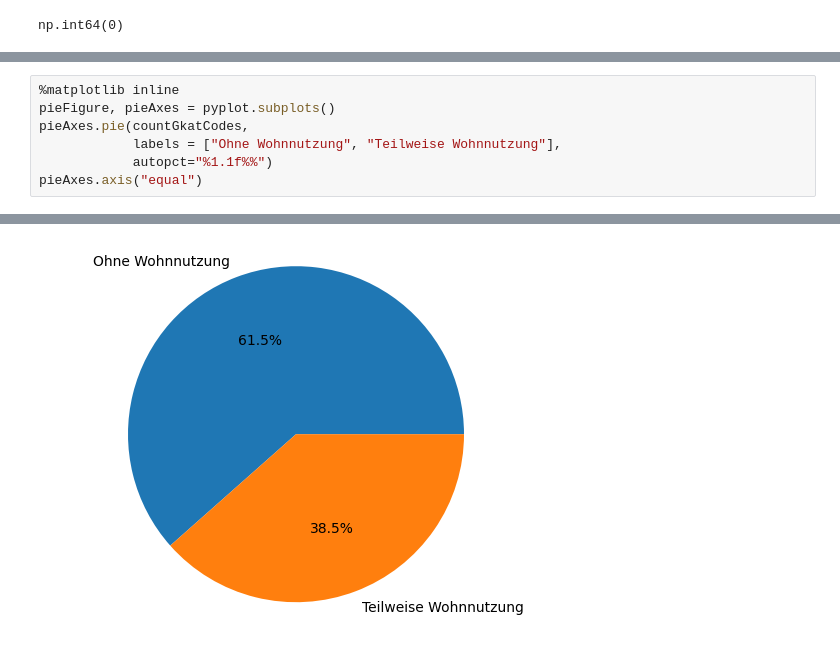
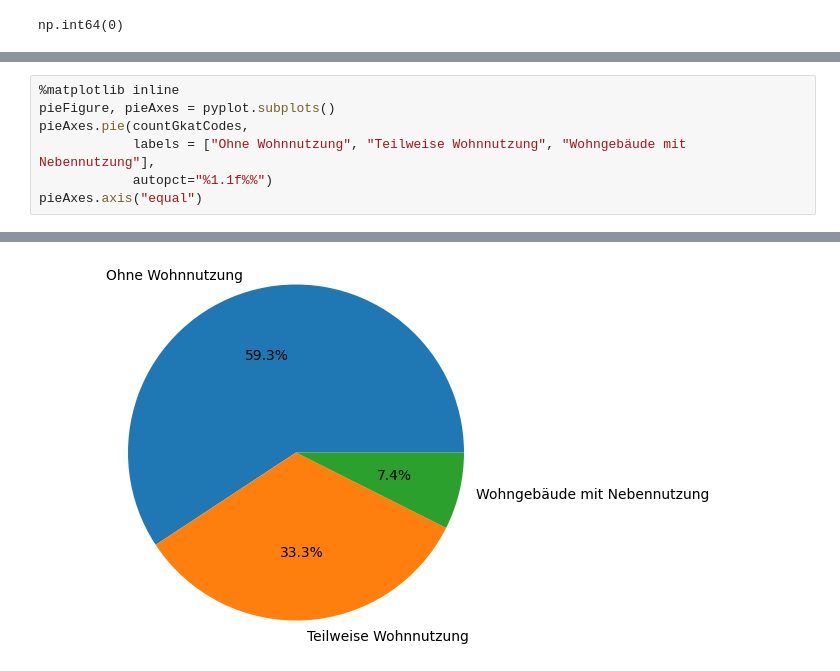
Before and after one commit to edgarbutwilowski/technik-und-teilhabe, a Jupyter notebook: beitraege/2022-03-offene-gebaeudedaten/index.ipynb, the cells around one changed output, grey strips where cells are left out. Drawn from its saved outputs; the diff is of its cells as text.

```diff
--- a/beitraege/2022-03-offene-gebaeudedaten/index.ipynb
+++ b/beitraege/2022-03-offene-gebaeudedaten/index.ipynb
@@ -280,7 +287,7 @@ Die Angabe der Mengen als Anzahl ist uns aber noch nicht aussagekräftig genug,
 %matplotlib inline
 pieFigure, pieAxes = pyplot.subplots()
 pieAxes.pie(countGkatCodes,
-            labels = ["Ohne Wohnnutzung", "Teilweise Wohnnutzung"],
+            labels = ["Ohne Wohnnutzung", "Teilweise Wohnnutzung", "Wohngebäude mit Nebennutzung"],
             autopct="%1.1f%%")
 pieAxes.axis("equal")
 # %% [output]
@@ -291,4 +298,4 @@ pieAxes.axis("equal")
-[figure, old version]
+[figure, new version]
 # %% [markdown]
 Als nächstes erzeugen wir durch den Aufruf der Methode `subplots()` am `pyplot`-Objekt ein neues Figure- und ein Axes-Objekt, die jeweils das Diagramm selbst (`pieFigure`) und die Diagramm-Achsen (`pieAxes`) repräsentieren. Am `pieAxes`-Objekt können wir die Methode `pie()` aufrufen, an die wir drei Parameter übergeben. Der erste Parameter sind die aufgezählten Werte der Codes, also das Ergebnis des Vorschrittes, die Variable `countGkatCodes`. Im zweiten Parameter, mit der Bezeichnung `labels`, übergeben wir die Beschriftung der einzelnen Attribute. Hier könnten wir einfach die Code-Werte wiederholen, schöner ist es sicherlich, wenn wir die Code-Werte gleich "übersetzen" und ihre Bedeutung, also "Ohne Wohnnutzung" und "Teilweise Wohnnutzung" mitgeben. Im letzten Parameter `autopct` stilisieren wir die Darstellung der Prozentwerte innerhalb des Tortendiagramms mit der Angabe "%1.1f%%". Die Zahlenwerte geben die Anzahl der (Mindest-)Stellen vor und nach dem Punkt an. In diesem Fall ist eine Vor- und eine Nachpunktstelle definiert.
 
```
Also changed, not shown: parts of 22 cells of this notebook, 1 other file.
